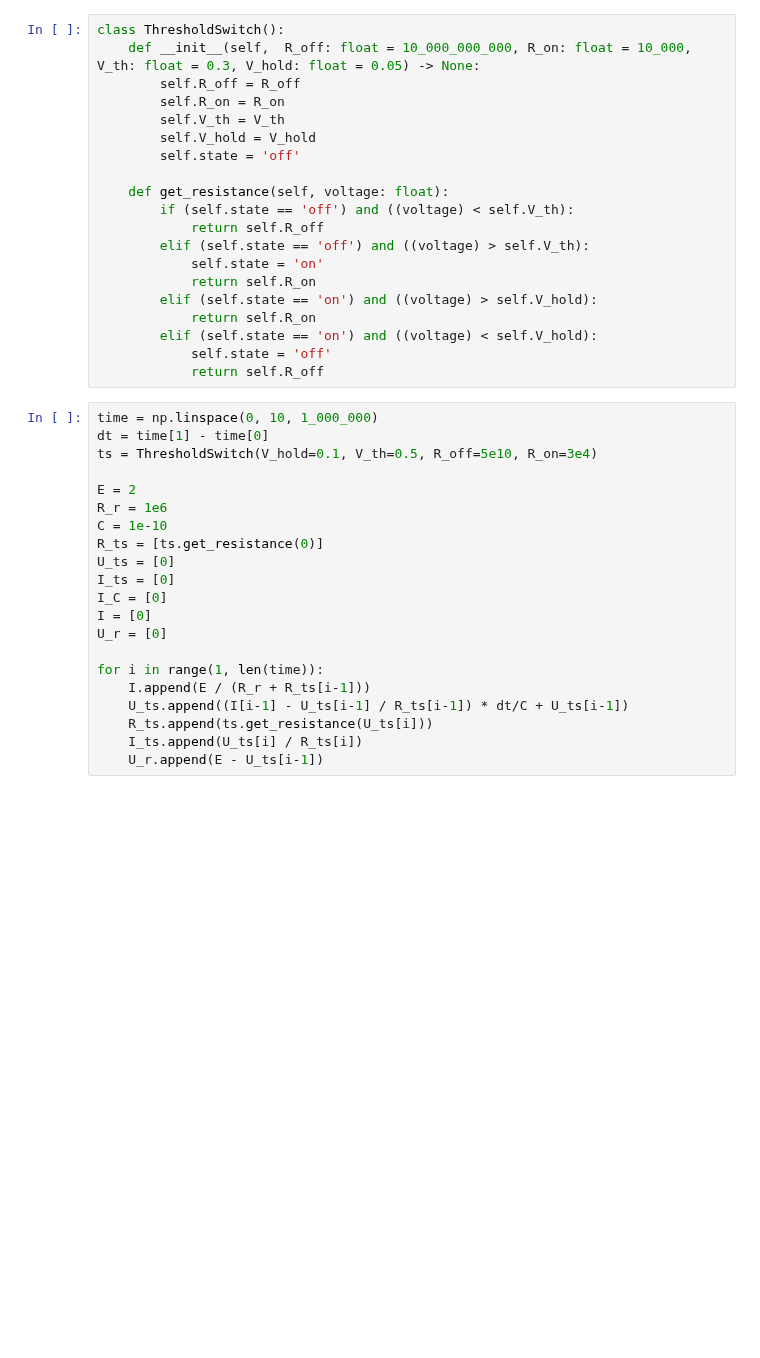
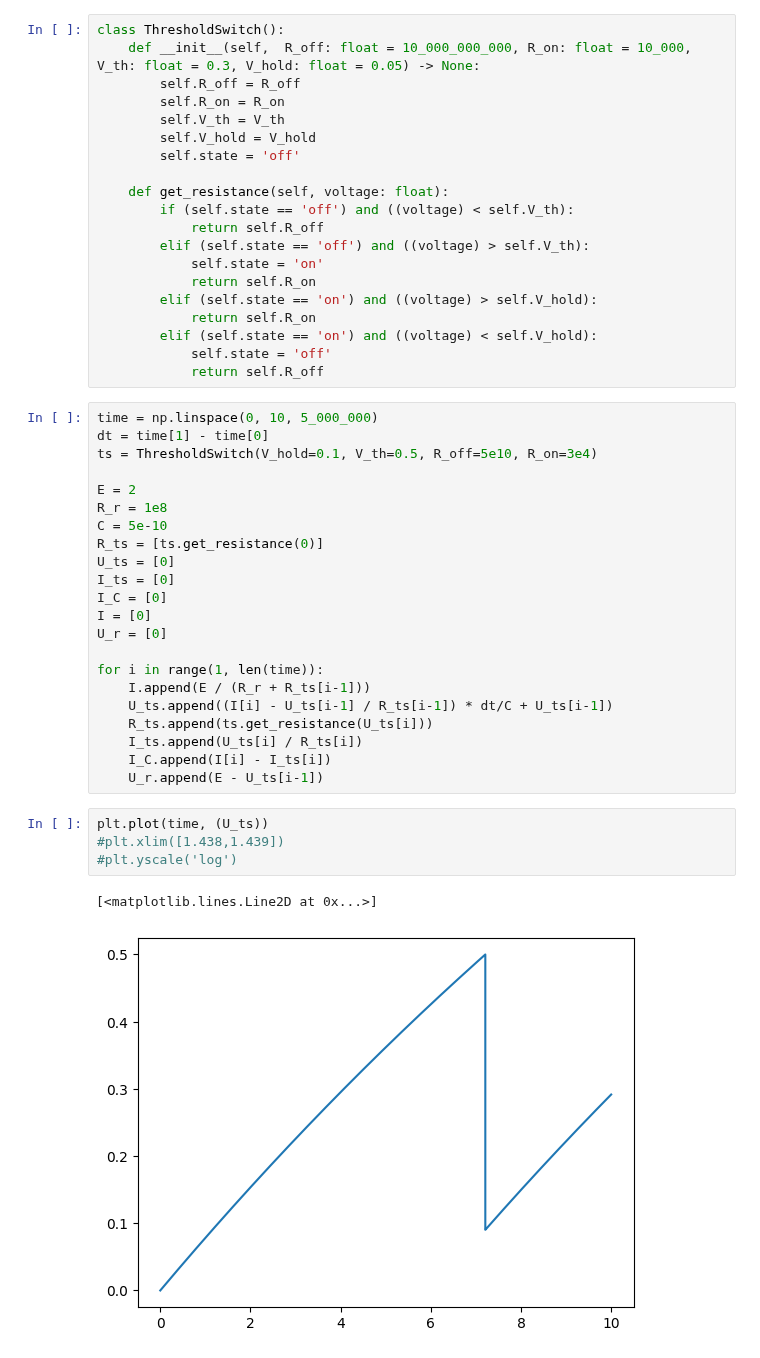
Before and after one commit to OneMoreGate/Memristor_modeling, a Jupyter notebook: LIF_extended/model.ipynb, the cells around one changed output. Cells and saved outputs as stored; diff of their text form; blank space fills up the shorter version.

```diff
--- a/LIF_extended/model.ipynb
+++ b/LIF_extended/model.ipynb
@@ -23,13 +23,13 @@ class ThresholdSwitch():
             self.state = 'off'
             return self.R_off
 # %%
-time = np.linspace(0, 10, 1_000_000)
+time = np.linspace(0, 10, 5_000_000)
 dt = time[1] - time[0]
 ts = ThresholdSwitch(V_hold=0.1, V_th=0.5, R_off=5e10, R_on=3e4)
 
 E = 2
-R_r = 1e6
-C = 1e-10
+R_r = 1e8
+C = 5e-10
 R_ts = [ts.get_resistance(0)]
 U_ts = [0]
 I_ts = [0]
@@ -39,7 +39,15 @@ U_r = [0]
 
 for i in range(1, len(time)):
     I.append(E / (R_r + R_ts[i-1]))
-    U_ts.append((I[i-1] - U_ts[i-1] / R_ts[i-1]) * dt/C + U_ts[i-1])
+    U_ts.append((I[i] - U_ts[i-1] / R_ts[i-1]) * dt/C + U_ts[i-1])
     R_ts.append(ts.get_resistance(U_ts[i]))
     I_ts.append(U_ts[i] / R_ts[i])
+    I_C.append(I[i] - I_ts[i])
     U_r.append(E - U_ts[i-1])
+# %%
+plt.plot(time, (U_ts))
+#plt.xlim([1.438,1.439])
+#plt.yscale('log')
+# %% [output]
+[<matplotlib.lines.Line2D at 0x...>]
+[figure, added]
```
Also changed, not shown: parts of 2 cells of this notebook, 10 other files.
